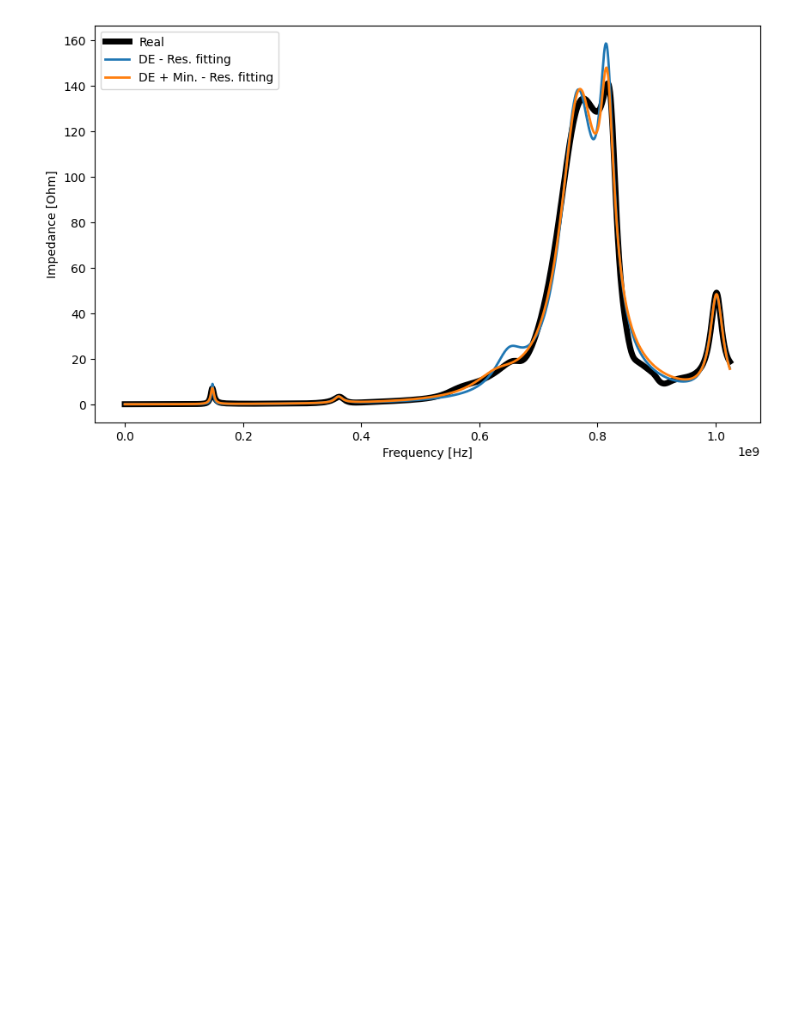
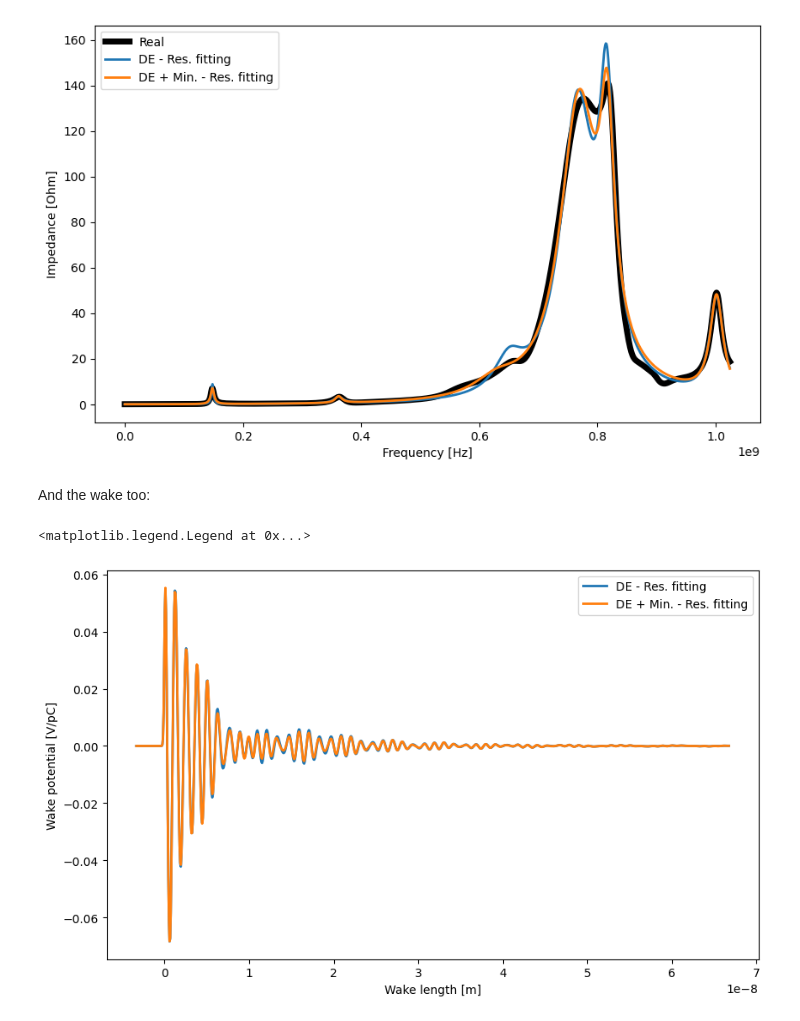
Before and after one commit to SebastienJoly/IDDEFIX, a Jupyter notebook: examples/003_beam_wire_scanner.ipynb, the cells around one changed output. Drawn from its saved outputs; the diff is of its cells as text; code cells hidden in the pictures; blank space fills up the shorter version.

Commit message:
add new methods for impedance and wakes to the example

```diff
--- a/examples/003_beam_wire_scanner.ipynb
+++ b/examples/003_beam_wire_scanner.ipynb
@@ -16,7 +17,7 @@ This example features simulated wakefield data of the "Beam Wire Scanner" device
 ### Import data
 # %%
 # Importing impedance data
-data = np.loadtxt('data/003_beam_wire_scanner.txt', comments='#', delimiter='\t')
+data = np.loadtxt('examples/data/003_beam_wire_scanner.txt', comments='#', delimiter='\t')
 
 # Extracting frequency and impedance
 
@@ -47,7 +48,7 @@ SBD_parameterBound = iddefix.SmartBoundDetermination(frequency, impedance.real,
 
 parameterBounds = SBD_parameterBound.find()
 
-Nres = SBD_parameterBound.Nres
+N_resonators = SBD_parameterBound.N_resonators
 # %%
 SBD_parameterBound.inspect()
 # %% [output]
@@ -59,7 +60,7 @@ Running the DE algorithm with IDDEFIX and chosen parameters.
 %%time
 DE_model = iddefix.EvolutionaryAlgorithm(frequency,
                                          impedance.real,
-                                         N_resonators=Nres,
+                                         N_resonators=N_resonators,
                                          parameterBounds=SBD_parameterBound.find(),
                                          plane="longitudinal",
                                          objectiveFunction=iddefix.ObjectiveFunctions.sumOfSquaredErrorReal)
@@ -117,3 +118,21 @@ plt.legend()
 # %% [output]
 <matplotlib.legend.Legend at 0x...>
 [figure]
+# %% [markdown]
+And the wake too:
+# %%
+plt.figure(figsize=(10, 6))
+
+timeframe = np.linspace(-1, 20, 1000)/c
+
+result_DE = DE_model.get_wake_potential(timeframe, 1e-10, use_minimization=False)/1e12
+result_DE_MIN = DE_model.get_wake_potential(timeframe, sigma=1e-10)/1e12
+
+plt.plot(timeframe, result_DE,  lw=2, label='DE - Res. fitting')
+plt.plot(timeframe, result_DE_MIN,  lw=2, label='DE + Min. - Res. fitting')
+plt.xlabel('Wake length [m]')
+plt.ylabel('Wake potential [V/pC]')
+plt.legend()
+# %% [output]
+<matplotlib.legend.Legend at 0x...>
+[figure, added]
```
Also changed, not shown: parts of 4 cells of this notebook.
